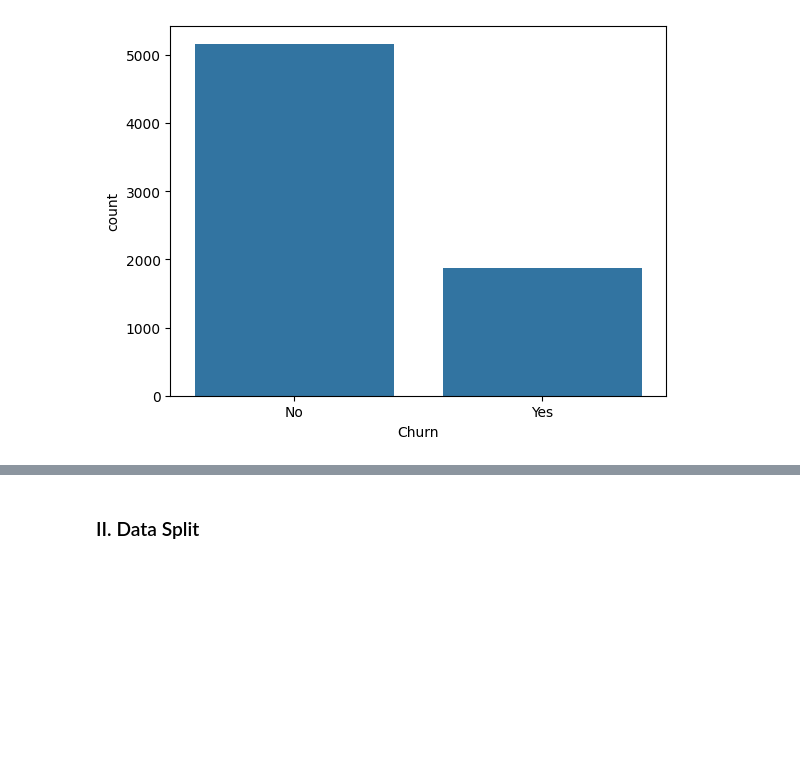
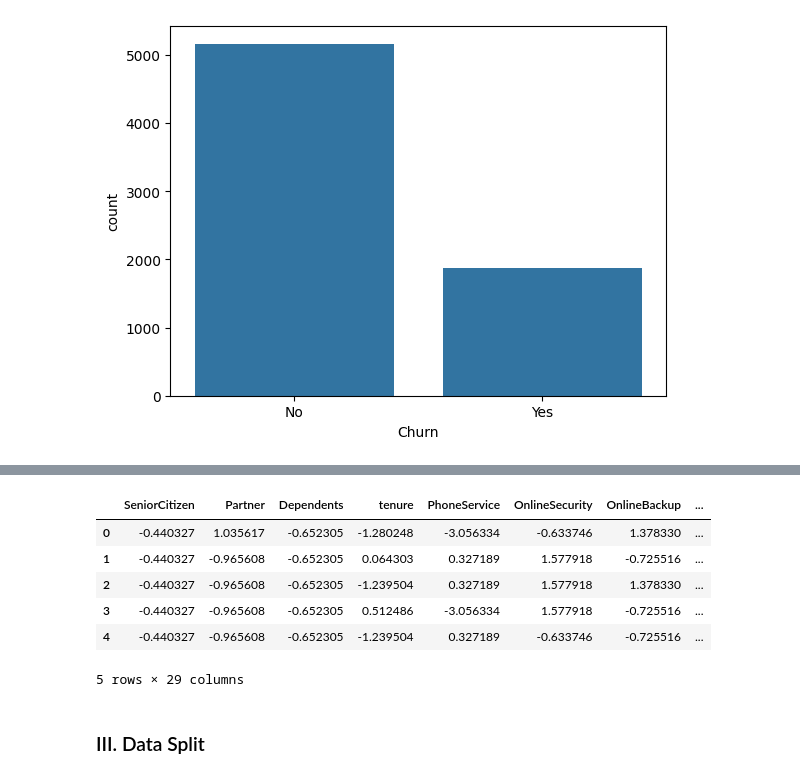
Before and after one commit to YvesMatanga/Cloud-Analytics, a Jupyter notebook: IBM-Telco-Customer-Churn/notebooks/IBM-Customer-Churn-Problem [EDA].ipynb, the cells around one changed output, grey strips where cells are left out. Drawn from its saved outputs; the diff is of its cells as text; code cells hidden in the pictures; blank space fills up the shorter version.

```diff
--- a/IBM-Telco-Customer-Churn/notebooks/IBM-Customer-Churn-Problem [EDA].ipynb
+++ b/IBM-Telco-Customer-Churn/notebooks/IBM-Customer-Churn-Problem [EDA].ipynb
@@ -115,4 +133,17 @@ sns.countplot(data=dataset_df,x='Churn')
+# %%
+std_scaler = StandardScaler()
+X_sc = std_scaler.fit_transform(X)
+X_sc_df = pd.DataFrame(X_sc,columns = X.columns)
+X_sc_df.head()
+# %% [output]
+|  | SeniorCitizen | Partner | Dependents | tenure | PhoneService | OnlineSecurity | OnlineBackup | ... |
+| 0 | -0.440327 | 1.035617 | -0.652305 | -1.280248 | -3.056334 | -0.633746 | 1.378330 | ... |
+| 1 | -0.440327 | -0.965608 | -0.652305 | 0.064303 | 0.327189 | 1.577918 | -0.725516 | ... |
+| 2 | -0.440327 | -0.965608 | -0.652305 | -1.239504 | 0.327189 | 1.577918 | 1.378330 | ... |
+| 3 | -0.440327 | -0.965608 | -0.652305 | 0.512486 | -3.056334 | 1.577918 | -0.725516 | ... |
+| 4 | -0.440327 | -0.965608 | -0.652305 | -1.239504 | 0.327189 | -0.633746 | -0.725516 | ... |
+5 rows × 29 columns
 # %% [markdown]
-<h3>II. Data Split </h3>
+<h3>III. Data Split </h3>
 # %%
 from sklearn.model_selection import train_test_split
```
Also changed, not shown: parts of 3 cells of this notebook, 3 other files.
